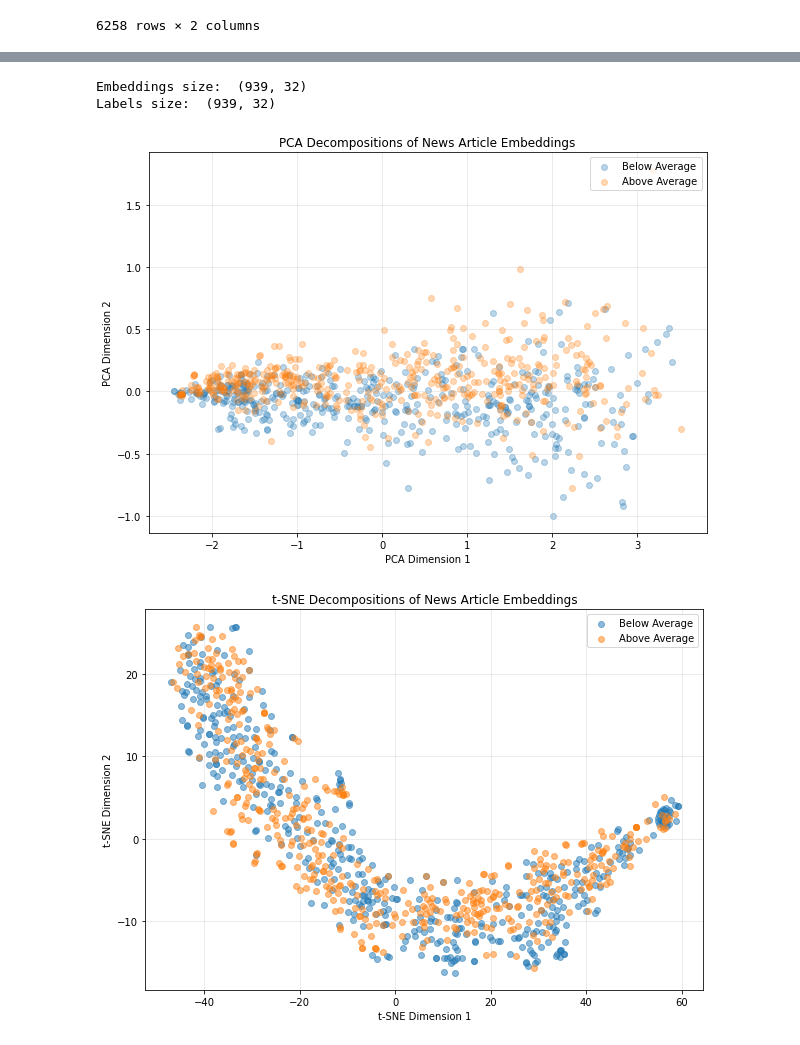
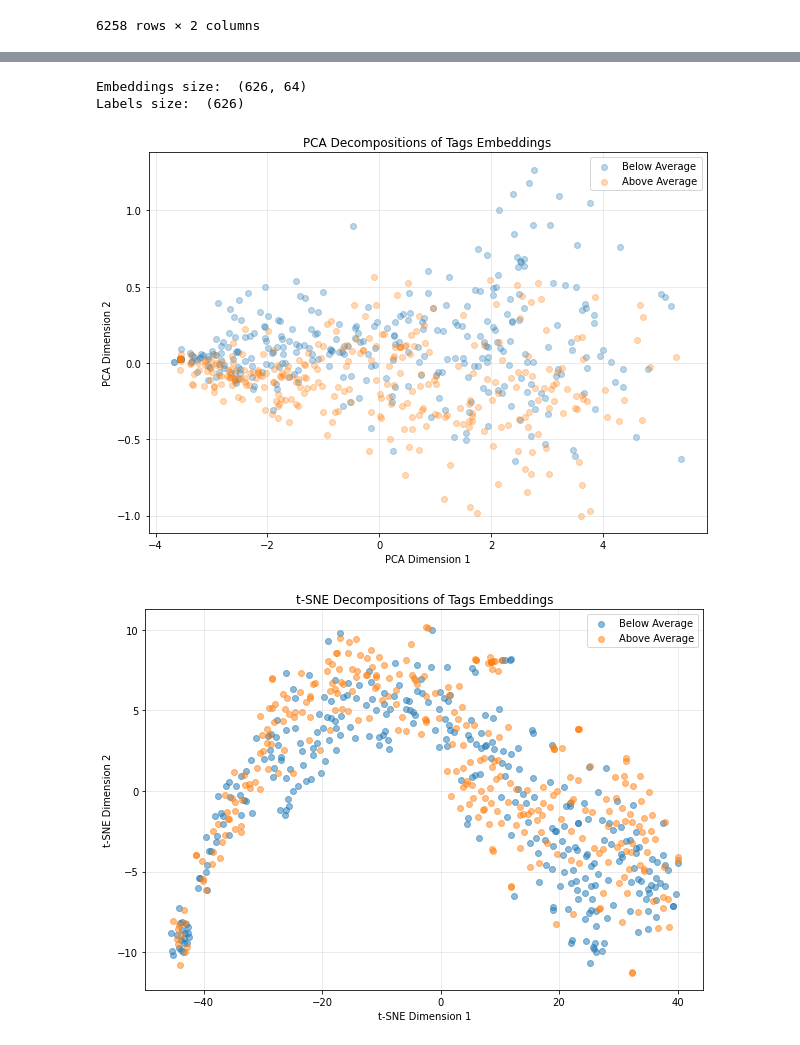
Before and after one commit to danielfeinblatt/Investigating-the-YouTube-Algorithm, a Jupyter notebook: Word Embedding Models.ipynb, the cells around one changed output, grey strips where cells are left out. Drawn from its saved outputs; the diff is of its cells as text; code cells hidden in the pictures.

Commit message:
Models are both functioning now with usable outputs. Changed Loss Metric to Binary Cross Entropy because of binary classification task.

```diff
--- a/Word Embedding Models.ipynb
+++ b/Word Embedding Models.ipynb
@@ -311,43 +334,49 @@ def collator(batch):
 
     return [data, labels]
 # %%
-BATCH_SIZE = 32
+BATCH_SIZE = 128
 
 TagsTrainLoader = torch.utils.data.DataLoader(TagsTrain, batch_size=BATCH_SIZE, shuffle=True, collate_fn=collator)
 TagsTestLoader = torch.utils.data.DataLoader(TagsTest, batch_size=BATCH_SIZE, shuffle=False, collate_fn=collator)
+TagsValLoader = torch.utils.data.DataLoader(TagsVal, batch_size=BATCH_SIZE, shuffle=False, collate_fn=collator)
 
 
 TitlesTrainLoader = torch.utils.data.DataLoader(TitlesTrain, batch_size=BATCH_SIZE, shuffle=True, collate_fn=collator)
 TitlesTestLoader = torch.utils.data.DataLoader(TitlesTest, batch_size=BATCH_SIZE, shuffle=False, collate_fn=collator)
+TitlesValLoader = torch.utils.data.DataLoader(TitlesVal, batch_size=BATCH_SIZE, shuffle=False, collate_fn=collator)
 # %%
 VOCAB_SIZE_TAGS = len(TagsTrain.get_vocab())
 VOCAB_SIZE_TITLES = len(TitlesTrain.get_vocab())
-EMBED_DIM = 32
-HIDDEN_DIM = 10
-NUM_OUTPUTS = len(TagsTrain.get_labels())
+#EMBED_DIM = 64
+#HIDDEN_DIM = 16
+EMBED_DIM = 64
+HIDDEN_DIM = 8
+NUM_OUTPUTS = 1
 NUM_EPOCHS = 3
+DROPOUT_RATE = .5
 # %%
 import torch.nn as nn
 import torch.nn.functional as F
 
 class SWEM(nn.Module):
-    def __init__(self, vocab_size, embedding_size, hidden_dim, num_outputs):
+    def __init__(self, vocab_size, embedding_size, hidden_dim, num_outputs, dropout_rate):
         super().__init__()
         self.embedding = nn.Embedding(vocab_size, embedding_size)
         self.fc1 = nn.Linear(embedding_size, hidden_dim)
+        self.drop = nn.Dropout(p=dropout_rate)
         self.fc2 = nn.Linear(hidden_dim, num_outputs)
 
     def forward(self, x):
-        x = x.long()
         embed = self.embedding(x)
-        embed_mean = torch.mean(embed, dim=0)
-        h = self.fc1(embed_mean)
+        h = torch.mean(embed, dim=0)
+        h = self.drop(h)
+        h = self.fc1(h)
         h = F.relu(h)
+        h = self.drop(h)
         h = self.fc2(h)
         return h
 
     def get_embeddings(self, x):
-        x = x.long()
         embed = self.embedding(x)
         embed_mean = torch.mean(embed, dim=0)
         return embed_mean
@@ -481,10 +526,10 @@ with torch.no_grad():
 
 # Display array sizes
 print('Embeddings size:  (%d, %d)' % (embeddings_test.shape))
-print('Labels size:  (%d, %d)' % (embeddings_test.shape))
+print('Labels size:  (%d)' % (labels_test.shape))
 # %% [output]
-Embeddings size:  (939, 32)
-Labels size:  (939, 32)
+Embeddings size:  (626, 64)
+Labels size:  (626)
 # %%
 # Set number of components to 2 so we can visualize embeddings in a 2D plot
 n_components = 2
@@ -500,43 +545,46 @@ labels_dict = {0: 'Below Average', 1: 'Above Average'}
 
 # Plot PCA decomposition of word embeddings - color code according to topic
 fig1, ax1 = plt.subplots(nrows=1, ncols=1, figsize=(10, 7))
-for i in range(NUM_OUTPUTS):
+for i in range(2):
     ax1.scatter(pca_embeddings[np.where(labels_test==i), 0], pca_embeddings[np.where(labels_test==i), 1],
                 alpha=0.3, label=labels_dict[i])
+# for i in range(NUM_OUTPUTS):
+#     ax1.scatter(pca_embeddings[np.where(labels_test==i), 0].mean(), pca_embeddings[np.where(labels_test==i), 1].mean(),
+#                 marker='^', alpha=1, s=100, label='avg {}'.format(labels_dict[i]))
 ax1.set_xlabel('PCA Dimension 1')
 ax1.set_ylabel('PCA Dimension 2')
-ax1.set_title('PCA Decompositions of News Article Embeddings')
+ax1.set_title('PCA Decompositions of Tags Embeddings')
 ax1.grid(alpha=0.3)
 ax1.legend(loc='upper right')
 
 # Display plot
 plt.show()
 # %% [output]
-[figure, old version]
+[figure, new version]
 # %%
 # Set number of components to 2 so we can visualize embeddings in a 2D plot
 n_components = 2
 
 # Instantiate t-SNE model
 tsne = TSNE(n_components=n_components, random_state=0)
 
 # Transform embeddings using t-SNE
 tsne_embeddings = tsne.fit_transform(embeddings_test)
 
 # Plot PCA decomposition of word embeddings - color code according to topic
 fig1, ax1 = plt.subplots(nrows=1, ncols=1, figsize=(10, 7))
-for i in range(NUM_OUTPUTS):
+for i in range(2):
     ax1.scatter(tsne_embeddings[np.where(labels_test==i), 0], tsne_embeddings[np.where(labels_test==i), 1],
                 alpha=0.5, label=labels_dict[i])
 ax1.set_xlabel('t-SNE Dimension 1')
 ax1.set_ylabel('t-SNE Dimension 2')
-ax1.set_title('t-SNE Decompositions of News Article Embeddings')
+ax1.set_title('t-SNE Decompositions of Tags Embeddings')
 ax1.grid(alpha=0.3)
 ax1.legend(loc='upper right')
 
 # Display plot
 plt.show()
 # %% [output]
-[figure, old version]
+[figure, new version]
 # %%
 # Instantiate model
```
Also changed, not shown: parts of 13 cells of this notebook.
